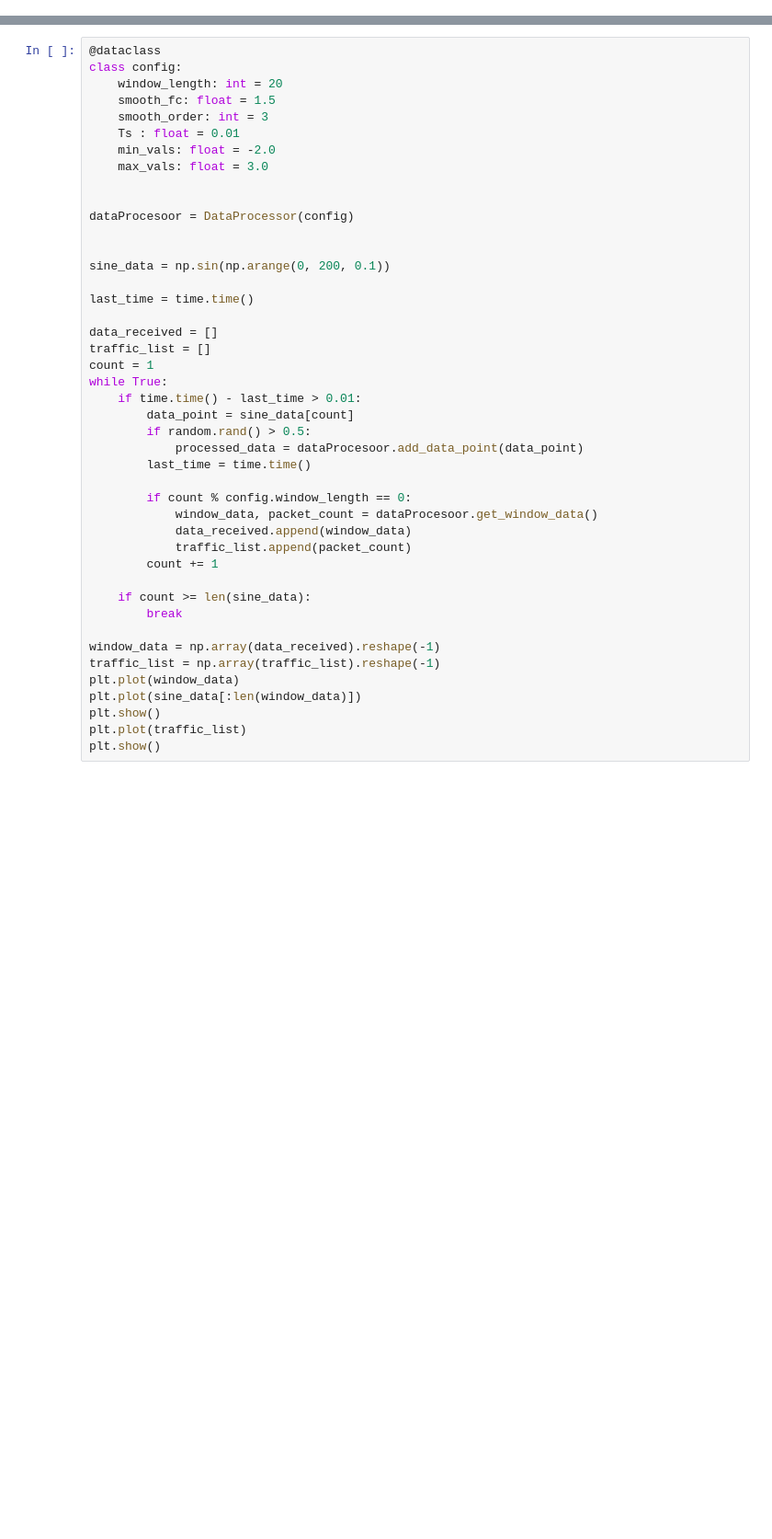
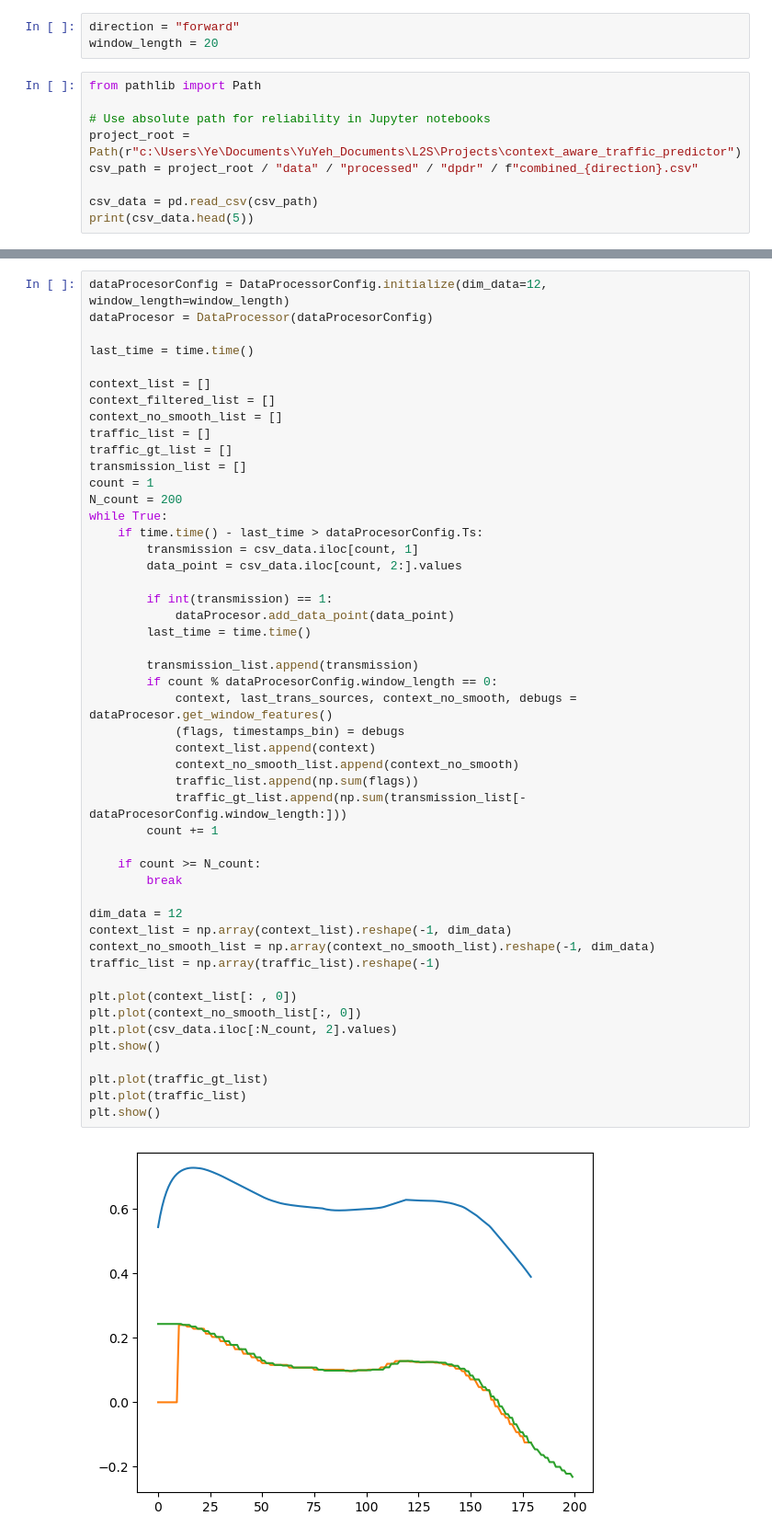
Before and after one commit to evanyeh5118/context_aware_traffic_predictor, a Jupyter notebook: experiments/notebooks/main03_online_precess.ipynb, the cells around one changed output, grey strips where cells are left out. Shown at 92% size. Cells and saved outputs as stored; diff of their text form; blank space fills up the shorter version.

```diff
--- a/experiments/notebooks/main03_online_precess.ipynb
+++ b/experiments/notebooks/main03_online_precess.ipynb
@@ -16,0 +21,12 @@ from src.online_prediction.OnlineDataProcessor.dataProcessor import DataProcesso
+# %%
+direction = "forward"
+window_length = 20
+# %%
+from pathlib import Path
+
+# Use absolute path for reliability in Jupyter notebooks
+project_root = Path(r"c:\Users\Ye\Documents\YuYeh_Documents\L2S\Projects\context_aware_traffic_predictor")
+csv_path = project_root / "data" / "processed" / "dpdr" / f"combined_{direction}.csv"
+
+csv_data = pd.read_csv(csv_path)
+print(csv_data.head(5))
@@ -17,44 +62,51 @@ from src.online_prediction.OnlineDataProcessor.dataProcessor import DataProcesso
 # %%
-@dataclass
-class config:
-    window_length: int = 20
-    smooth_fc: float = 1.5
-    smooth_order: int = 3
-    Ts : float = 0.01
-    min_vals: float = -2.0
-    max_vals: float = 3.0
-
-
-dataProcesoor = DataProcessor(config)
-
-
-sine_data = np.sin(np.arange(0, 200, 0.1))
+dataProcesorConfig = DataProcessorConfig.initialize(dim_data=12, window_length=window_length)
+dataProcesor = DataProcessor(dataProcesorConfig)
 
 last_time = time.time()
 
-data_received = []
+context_list = []
+context_filtered_list = []
+context_no_smooth_list = []
 traffic_list = []
+traffic_gt_list = []
+transmission_list = []
 count = 1
+N_count = 200
 while True:
-    if time.time() - last_time > 0.01:
-        data_point = sine_data[count]
-        if random.rand() > 0.5:
-            processed_data = dataProcesoor.add_data_point(data_point)
+    if time.time() - last_time > dataProcesorConfig.Ts:
+        transmission = csv_data.iloc[count, 1]
+        data_point = csv_data.iloc[count, 2:].values
+
+        if int(transmission) == 1:
+            dataProcesor.add_data_point(data_point)
         last_time = time.time()
 
-        if count % config.window_length == 0:
-            window_data, packet_count = dataProcesoor.get_window_data()
-            data_received.append(window_data)
-            traffic_list.append(packet_count)
+        transmission_list.append(transmission)
+        if count % dataProcesorConfig.window_length == 0:
+            context, last_trans_sources, context_no_smooth, debugs = dataProcesor.get_window_features()
+            (flags, timestamps_bin) = debugs
+            context_list.append(context)
+            context_no_smooth_list.append(context_no_smooth)
+            traffic_list.append(np.sum(flags))
+            traffic_gt_list.append(np.sum(transmission_list[-dataProcesorConfig.window_length:]))
         count += 1
 
-    if count >= len(sine_data):
+    if count >= N_count:
         break
 
-window_data = np.array(data_received).reshape(-1)
+dim_data = 12
+context_list = np.array(context_list).reshape(-1, dim_data)
+context_no_smooth_list = np.array(context_no_smooth_list).reshape(-1, dim_data)
 traffic_list = np.array(traffic_list).reshape(-1)
-plt.plot(window_data)
-plt.plot(sine_data[:len(window_data)])
+
+plt.plot(context_list[: , 0])
+plt.plot(context_no_smooth_list[:, 0])
+plt.plot(csv_data.iloc[:N_count, 2].values)
 plt.show()
+
+plt.plot(traffic_gt_list)
 plt.plot(traffic_list)
 plt.show()
+# %% [output]
+[figure, added]
```
Also changed, not shown: parts of 4 cells of this notebook, 16 other files.
